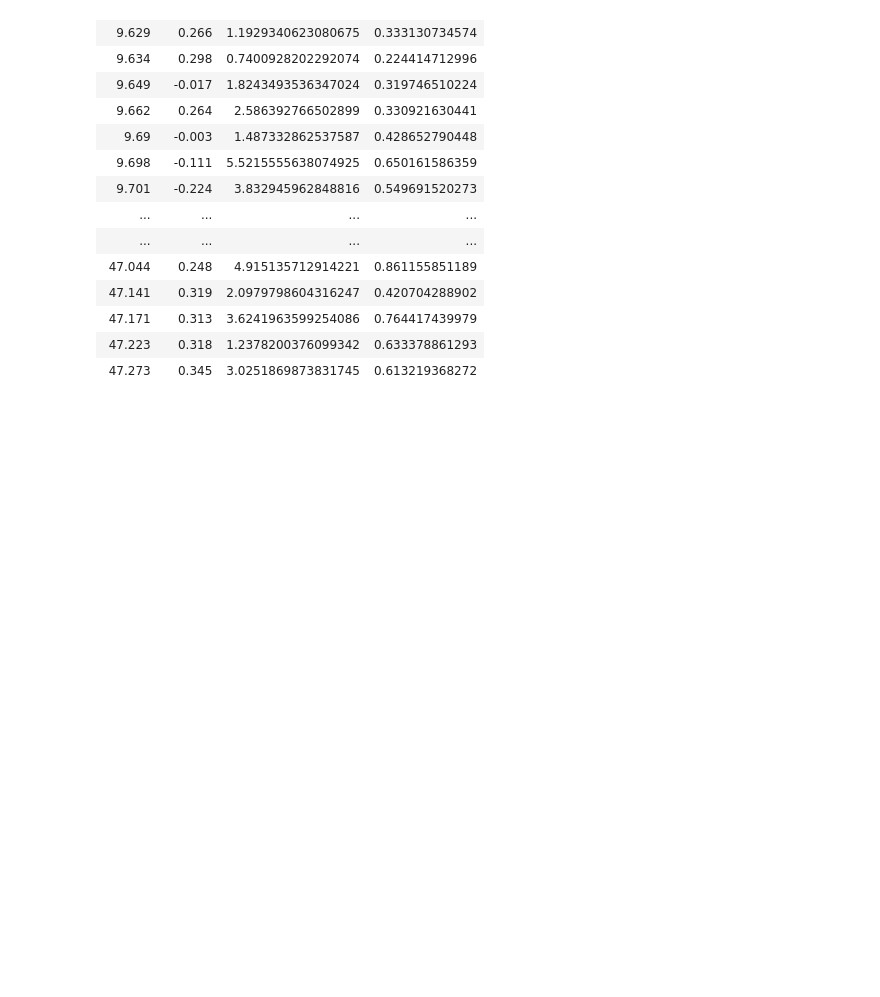
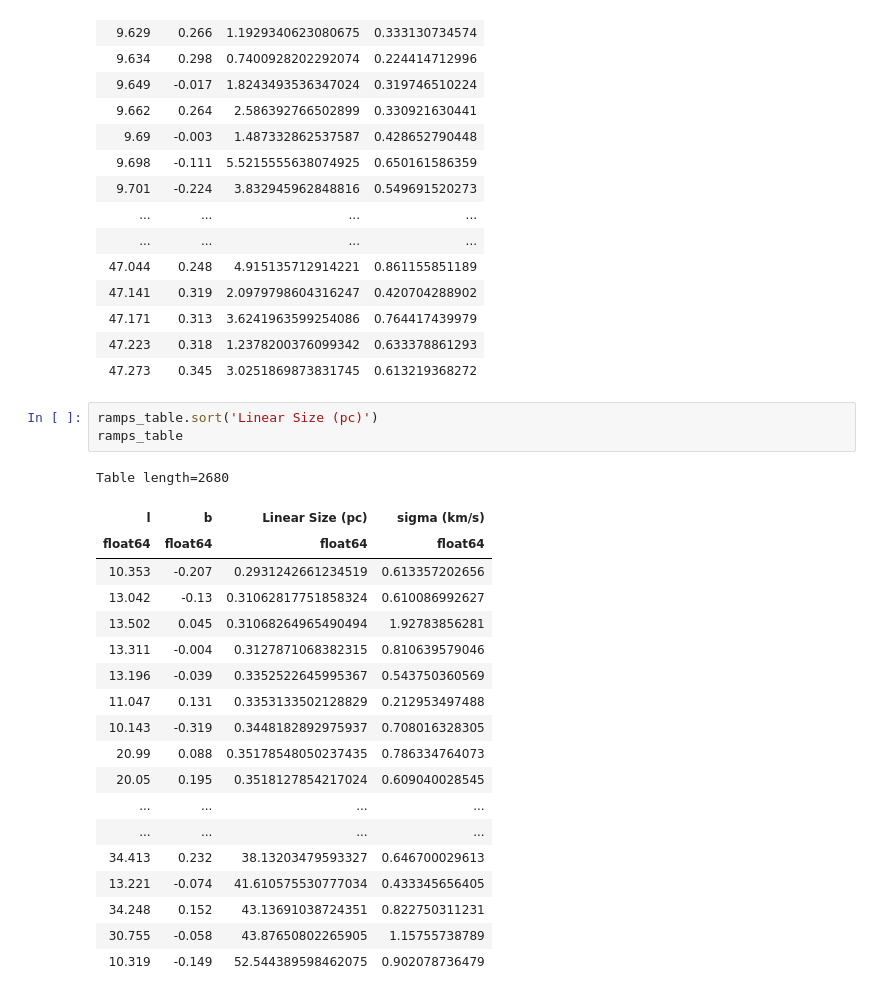
Before and after one commit to harrisonfwest/GBO-REU, a Jupyter notebook: Scripts/size_linewidth.ipynb, the cells around one changed output. Cells and saved outputs as stored; diff of their text form; blank space fills up the shorter version.

```diff
--- a/Scripts/size_linewidth.ipynb
+++ b/Scripts/size_linewidth.ipynb
@@ -79,6 +102,29 @@ Table length=2680
 | 47.171 | 0.313 | 3.6241963599254086 | 0.764417439979 |
 | 47.223 | 0.318 | 1.2378200376099342 | 0.633378861293 |
 | 47.273 | 0.345 | 3.0251869873831745 | 0.613219368272 |
+# %%
+ramps_table.sort('Linear Size (pc)')
+ramps_table
+# %% [output]
+Table length=2680
+| l | b | Linear Size (pc) | sigma (km/s) |
+| float64 | float64 | float64 | float64 |
+| 10.353 | -0.207 | 0.2931242661234519 | 0.613357202656 |
+| 13.042 | -0.13 | 0.31062817751858324 | 0.610086992627 |
+| 13.502 | 0.045 | 0.31068264965490494 | 1.92783856281 |
+| 13.311 | -0.004 | 0.3127871068382315 | 0.810639579046 |
+| 13.196 | -0.039 | 0.3352522645995367 | 0.543750360569 |
+| 11.047 | 0.131 | 0.3353133502128829 | 0.212953497488 |
+| 10.143 | -0.319 | 0.3448182892975937 | 0.708016328305 |
+| 20.99 | 0.088 | 0.35178548050237435 | 0.786334764073 |
+| 20.05 | 0.195 | 0.3518127854217024 | 0.609040028545 |
+| ... | ... | ... | ... |
+| ... | ... | ... | ... |
+| 34.413 | 0.232 | 38.13203479593327 | 0.646700029613 |
+| 13.221 | -0.074 | 41.610575530777034 | 0.433345656405 |
+| 34.248 | 0.152 | 43.13691038724351 | 0.822750311231 |
+| 30.755 | -0.058 | 43.87650802265905 | 1.15755738789 |
+| 10.319 | -0.149 | 52.544389598462075 | 0.902078736479 |
 # %%
 plt.figure(figsize= (10, 8))
 
```
Also changed, not shown: parts of 4 cells of this notebook, 3 other files.
